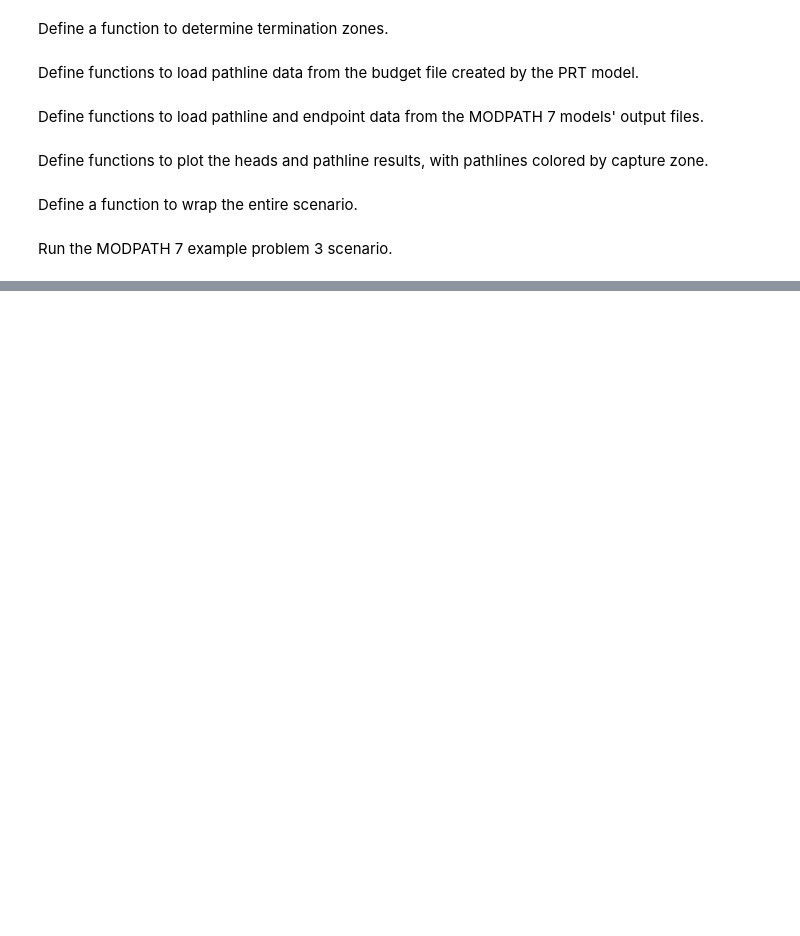
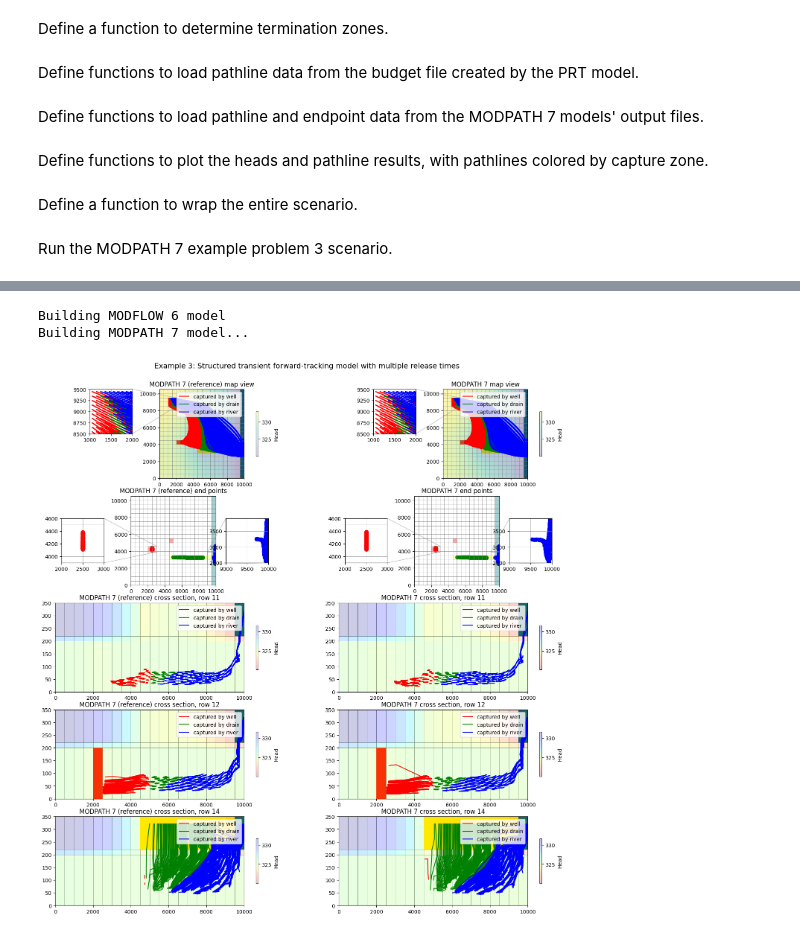
Before and after one commit to aprovost-usgs/prt-examples-temp, a Jupyter notebook: notebooks/ex-prt-mp7-p03.ipynb, the cells around one changed output, grey strips where cells are left out. Cells and saved outputs as stored; diff of their text form; code cells hidden in the pictures; blank space fills up the shorter version.

Commit message:
fix a few sources of disagreement, compare reference soln

```diff
--- a/notebooks/ex-prt-mp7-p03.ipynb
+++ b/notebooks/ex-prt-mp7-p03.ipynb
@@ -41,7 +69,7 @@ Define some shared variables, starting with discretization and other flow model
 # %%
 nlay, nrow, ncol = 3, 21, 20
 delr = delc = 500.0
-top = 400.0
+top = 350.0
 botm = [220.0, 200.0, 0.0]
 laytyp = [1, 0, 0]
 kh = [50.0, 0.01, 200.0]
@@ -114,11 +142,11 @@ lrcpd = flopy.modpath.LRCParticleData(
     lrcregions=lrcregions,
 )
 pg = flopy.modpath.ParticleGroupLRCTemplate(
-    particlegroupname="PG1", particledata=lrcpd, filename=f"{sim_name}.pg1.sloc"
+    particlegroupname="PG1",
+    particledata=lrcpd,
+    filename=f"{sim_name}.pg1.sloc",
+    releasedata=(10, 0, 20)
 )
-# todo release particle group at each of the 10
-# time steps during which particles are released
-# pgs = list(repeat(pg, times=10))
 pgs = [pg]
 defaultiface = {"RECHARGE": 6, "ET": 6}
 # %% [markdown]
@@ -527,9 +553,8 @@ def build_mp7_model(gwf):
         weaksinkoption="pass_through",
         weaksourceoption="pass_through",
         budgetoutputoption="summary",
-        referencetime=[1, 0, 0.0], # start when 2nd stress period begins
-        timepointdata=[1, 1.0],  # release only once at the beginning of the 2nd stress period
-        # timepointdata=[10, 20.0],  # release every 20 days for 200 days
+        referencetime=[1, 0, 0],
+        timepointdata=[30, 2000.0],
         zonedataoption="on",
         zones=zone_maps,
         particlegroups=pgs,
@@ -587,6 +612,7 @@ def load_mf6_pathlines(cbb,  gwf):
     mf6pathlines['well'] = []
     mf6pathlines['river'] = []
     mf6pathlines['drain'] = []
+    mf6pathlines['other'] = []
 
     # for prpnam in upn:
     pdict = {}
@@ -1028,0 +1071,24 @@ Widget(value="<iframe src='http://localhost:62261/index.html?ui=P_0x130b63c90_1&
+# %%
+wdir = Path("/Users/wes/dev/modpath-v7/examples/ex03_mf6")
+
+mf6sim, mp7sim = build_models()
+gwf = mf6sim.get_model(nm_mf6)
+grid = gwf.modelgrid
+
+# load results
+hds = flopy.utils.HeadFile(sim_ws / headfile).get_data()
+cbb = bf.CellBudgetFile(sim_ws / budgetfile_prt)
+
+mf6_ep = load_mf6_endpoints(cbb, gwf)
+mp7_ep = load_mp7_endpoints(sim_ws / endpointfile_mp7, grid)
+mf6_pl = load_mf6_pathlines(cbb, gwf)
+mp7_pl = load_mp7_pathlines(sim_ws / pathlinefile_mp7, grid)
+
+ref_ep = load_mp7_endpoints(wdir / "ex03a_mf6.endpoint7", grid)
+ref_pl = load_mp7_pathlines(wdir / "ex03a_mf6.pathline7", grid)
+
+plot_results_2d(gwf, hds, ref_ep, mp7_ep, ref_pl, mp7_pl, "MODPATH 7 (reference)", "MODPATH 7")
+# %% [output]
+Building MODFLOW 6 model
+Building MODPATH 7 model...
+[figure, added]
```
Also changed, not shown: parts of 7 cells of this notebook.
